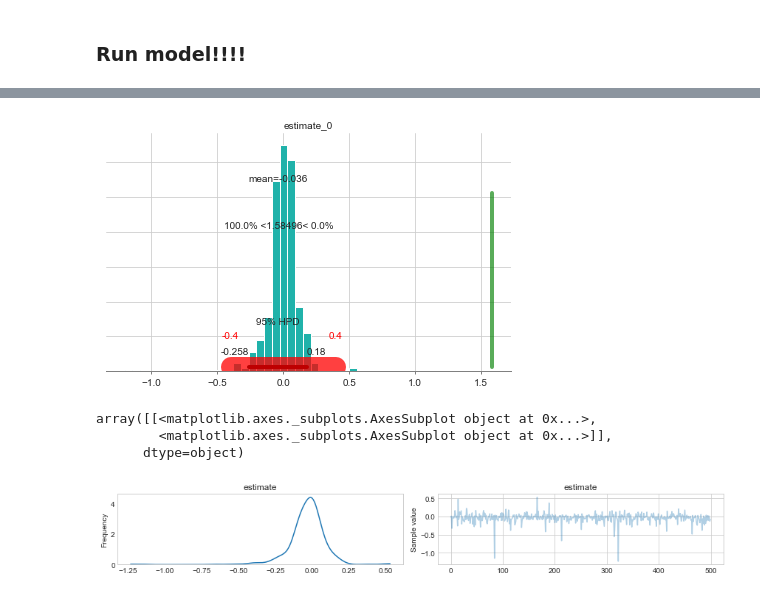
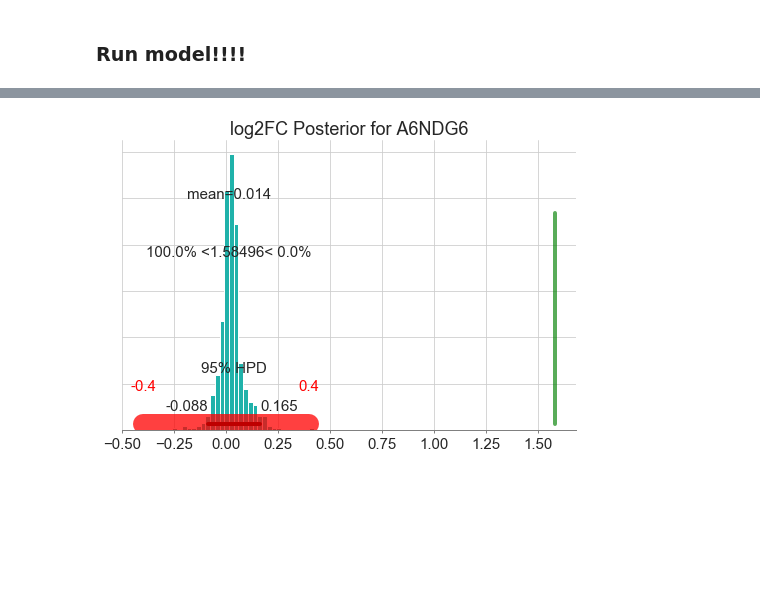
Before and after one commit to antortjim/Thesis-Code, a Jupyter notebook: model/Model.ipynb, the cells around one changed output, grey strips where cells are left out. Drawn from its saved outputs; the diff is of its cells as text; code cells hidden in the pictures; blank space fills up the shorter version.

```diff
--- a/model/Model.ipynb
+++ b/model/Model.ipynb
@@ -367,6 +419,9 @@ len(proteins)
 # %%
-n_peptides = 2
+n_peptides = 3
 prots, counts = np.unique(data.protein, return_counts=True)
 prots = prots[counts == n_peptides]
-data.loc[data.protein.isin(prots).values & (data.taxon == "Homo sapiens"),:].sort_values("protein").head(10)
+# data.loc[data.protein.isin(prots).values & (data.taxon == "Homo sapiens"),:].sort_values("protein").head(10)
+p=protein_counts[str(n_peptides)][2]
+# p = "P0A8I8"
+p
 # %% [output]
@@ -396,13 +431,12 @@ msbay = MSBay(data, features=None)
 # %%
 n_peptides=3
 top=5
-p=protein_counts[str(n_peptides)][0]
-model = msbay.compile_model(n_peptides=n_peptides)
+model = bayesquant.compile_model(n_peptides=n_peptides)
 # %% [output]
 Success: Model compiled
 # %% [markdown]
 ### Load data for specific protein
 # %%
 print(p)
-msbay.load_data(p,top=top)
+bayesquant.load_data(p,top=top)
 # %% [output]
@@ -438,3 +468,3 @@ Shape of x_estimate is 1, 2
 # %%
-trace_advi = msbay.fit(model_name=p, n_draws=50000)
+trace_advi = bayesquant.fit(model_name=p, n_draws=50000)
 # %% [output]
@@ -463,15 +479,10 @@ pm.summary(trace_advi, varnames=["estimate"])
 # %%
 # pm.plot_posterior(trace_nuts, varnames=["estimate"], ref_val=np.log2(3), color='LightSeaGreen', rope=[-0.4, 0.4])
 # plt.savefig("plots/posteriors/{}_nuts.png".format(p))
 pm.plot_posterior(trace_advi, varnames=["estimate"], ref_val=np.log2(3), color='LightSeaGreen', rope=[-0.4, 0.4])
+plt.title("log2FC Posterior for {}".format(p.split(";")[0]))
+plt.rcParams.update({'font.size': 15})
 plt.savefig("plots/posteriors/{}_advi.png".format(p))
+plt.savefig("../../Report/plots/posterior_human.png".format(p))
 # %% [output]
-[figure, old version]
+[figure, new version]
-# %%
-# pm.traceplot(trace_nuts, varnames=["estimate"])
-pm.traceplot(trace_advi, varnames=["estimate"])
-# %% [output]
-array([[<matplotlib.axes._subplots.AxesSubplot object at 0x...>,
-        <matplotlib.axes._subplots.AxesSubplot object at 0x...>]],
-      dtype=object)
-[figure, removed]
```
Also changed, not shown: parts of 51 cells of this notebook, 13 other files.
